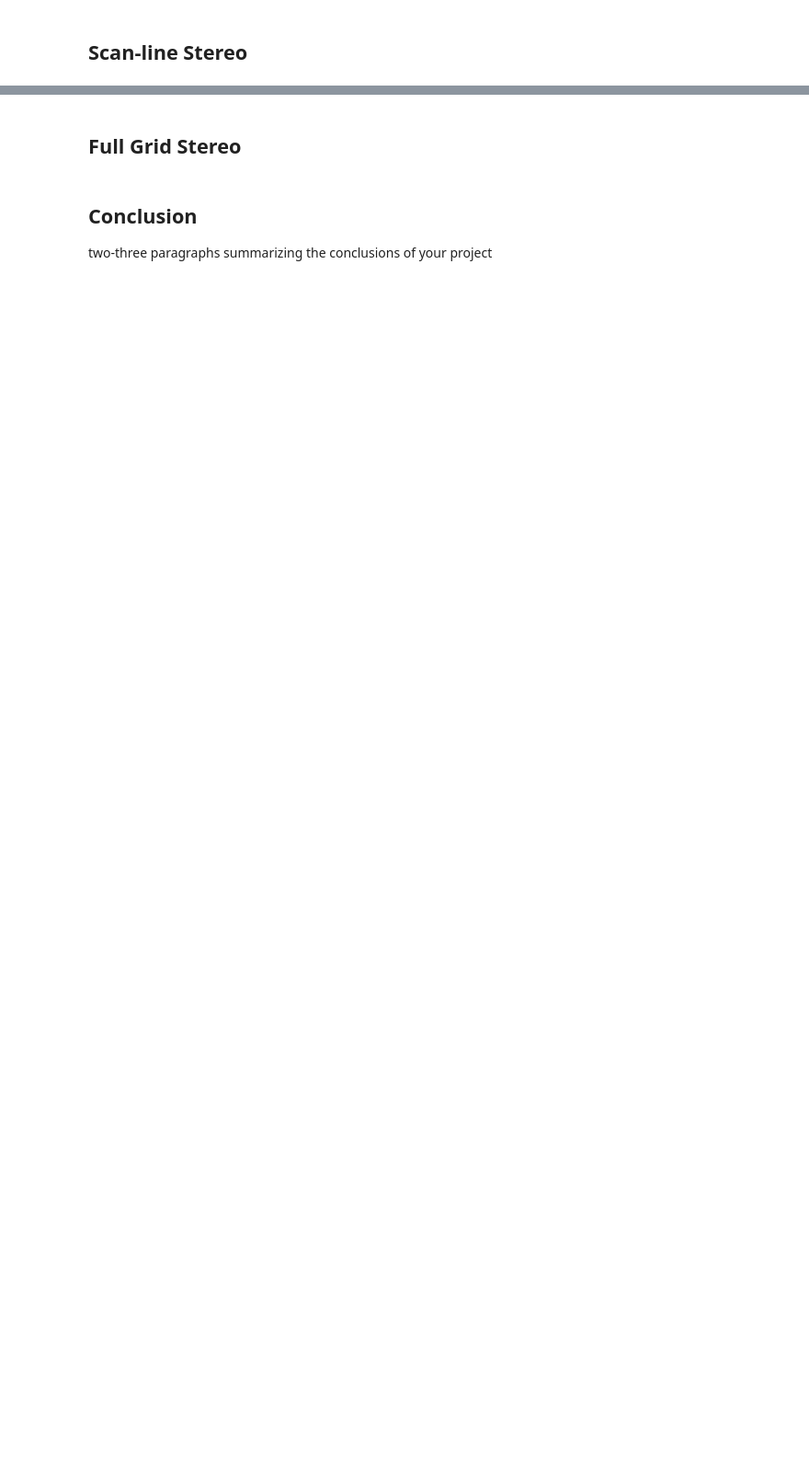
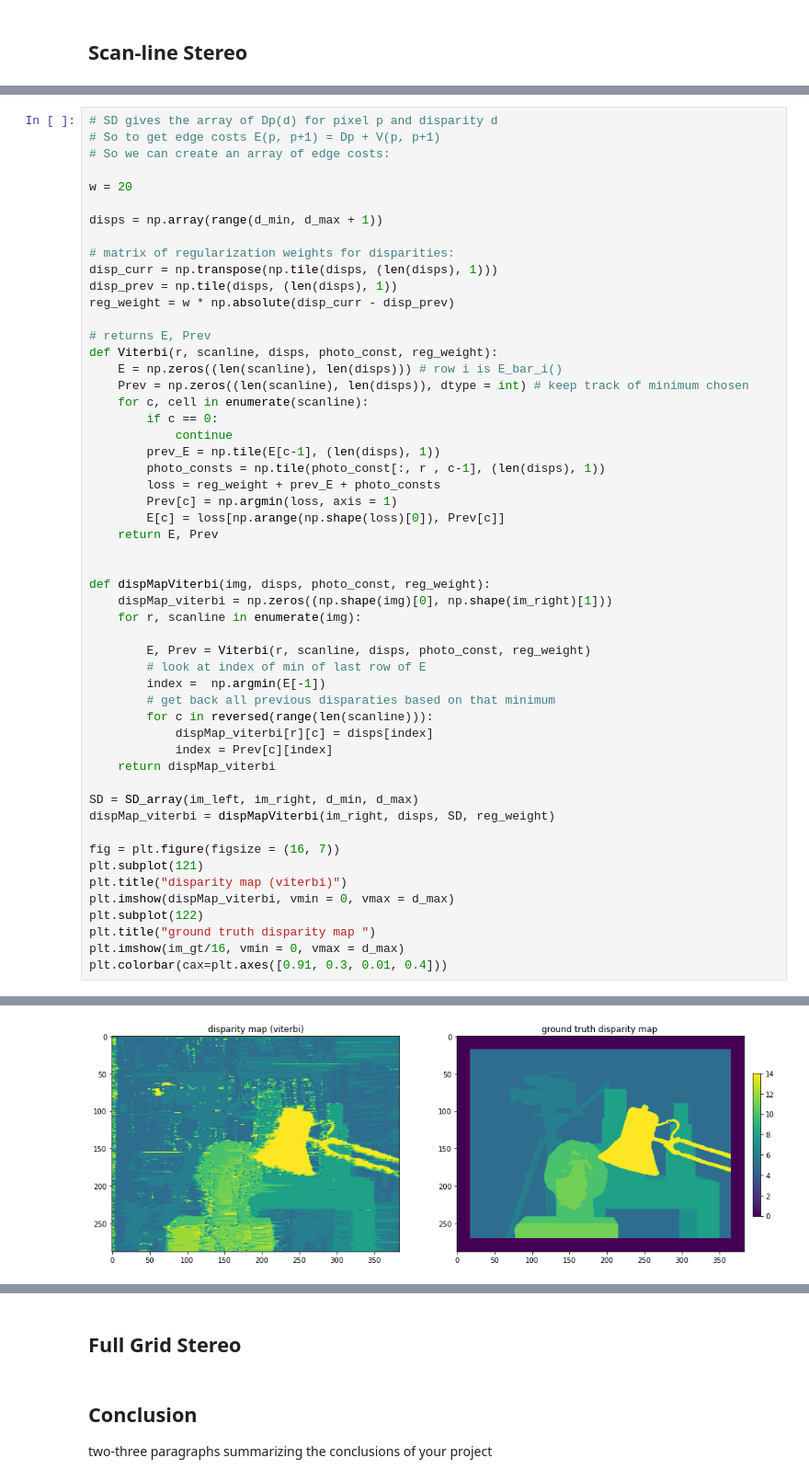
Before and after one commit to sonybean20/stereo, a Jupyter notebook: report.ipynb, the cells around one changed output, grey strips where cells are left out. Shown at 92% size. Saved outputs shown, nothing was run; the diff lists cells and outputs as text; blank space fills up the shorter version.

```diff
--- a/report.ipynb
+++ b/report.ipynb
@@ -114,0 +148,54 @@ OSError: cannot identify image file 'images/Bicycle1-imperfect/disp0.pfm'
+# %%
+# SD gives the array of Dp(d) for pixel p and disparity d
+# So to get edge costs E(p, p+1) = Dp + V(p, p+1)
+# So we can create an array of edge costs:
+
+w = 20
+
+disps = np.array(range(d_min, d_max + 1))
+
+# matrix of regularization weights for disparities:
+disp_curr = np.transpose(np.tile(disps, (len(disps), 1)))
+disp_prev = np.tile(disps, (len(disps), 1))
+reg_weight = w * np.absolute(disp_curr - disp_prev)
+
+# returns E, Prev
+def Viterbi(r, scanline, disps, photo_const, reg_weight):
+    E = np.zeros((len(scanline), len(disps))) # row i is E_bar_i()
+    Prev = np.zeros((len(scanline), len(disps)), dtype = int) # keep track of minimum chosen
+    for c, cell in enumerate(scanline):
+        if c == 0:
+            continue
+        prev_E = np.tile(E[c-1], (len(disps), 1))
+        photo_consts = np.tile(photo_const[:, r , c-1], (len(disps), 1))
+        loss = reg_weight + prev_E + photo_consts
+        Prev[c] = np.argmin(loss, axis = 1)
+        E[c] = loss[np.arange(np.shape(loss)[0]), Prev[c]]
+    return E, Prev
+
+
+def dispMapViterbi(img, disps, photo_const, reg_weight):
+    dispMap_viterbi = np.zeros((np.shape(img)[0], np.shape(im_right)[1]))
+    for r, scanline in enumerate(img):
+
+        E, Prev = Viterbi(r, scanline, disps, photo_const, reg_weight)
+        # look at index of min of last row of E
+        index =  np.argmin(E[-1])
+        # get back all previous disparaties based on that minimum
+        for c in reversed(range(len(scanline))):
+            dispMap_viterbi[r][c] = disps[index]
+            index = Prev[c][index]
+    return dispMap_viterbi
+
+SD = SD_array(im_left, im_right, d_min, d_max)
+dispMap_viterbi = dispMapViterbi(im_right, disps, SD, reg_weight)
+
+fig = plt.figure(figsize = (16, 7))
+plt.subplot(121)
+plt.title("disparity map (viterbi)")
+plt.imshow(dispMap_viterbi, vmin = 0, vmax = d_max)
+plt.subplot(122)
+plt.title("ground truth disparity map ")
+plt.imshow(im_gt/16, vmin = 0, vmax = d_max)
+plt.colorbar(cax=plt.axes([0.91, 0.3, 0.01, 0.4]))
+# %% [output]
@@ -114,0 +203 @@ OSError: cannot identify image file 'images/Bicycle1-imperfect/disp0.pfm'
+[figure, added]
```
Also changed, not shown: parts of 7 cells of this notebook.
